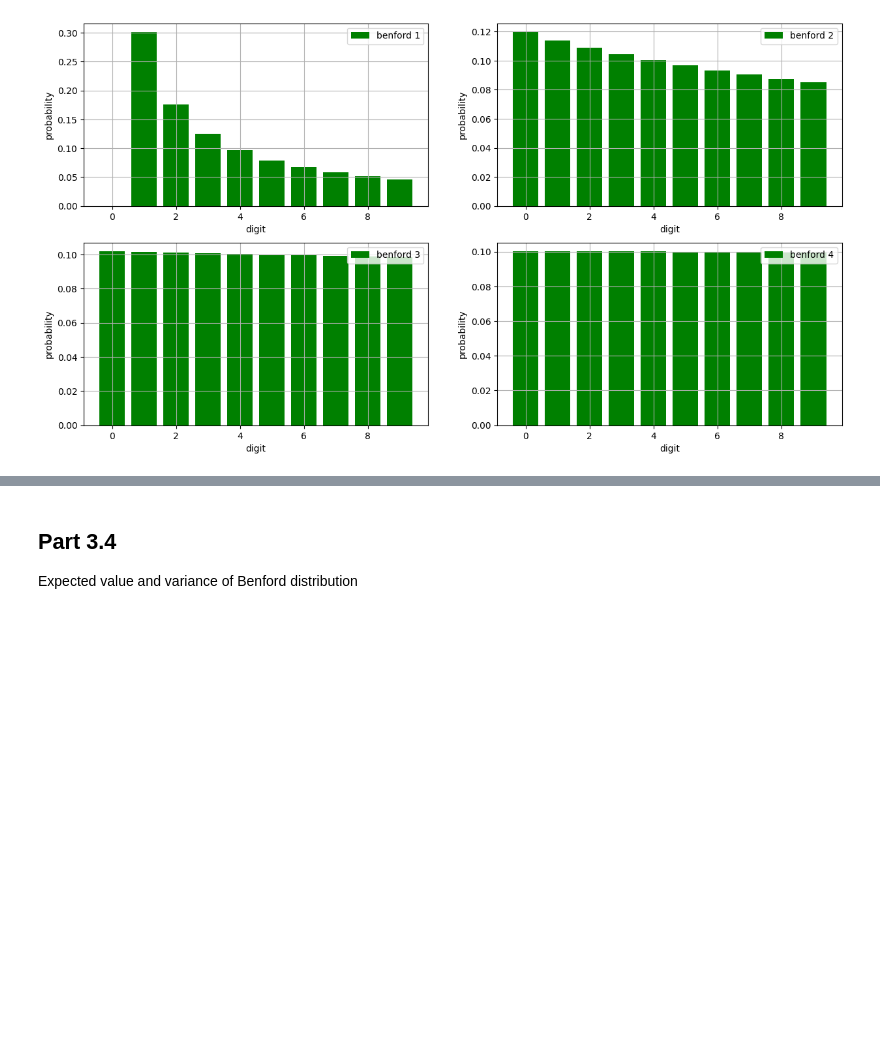
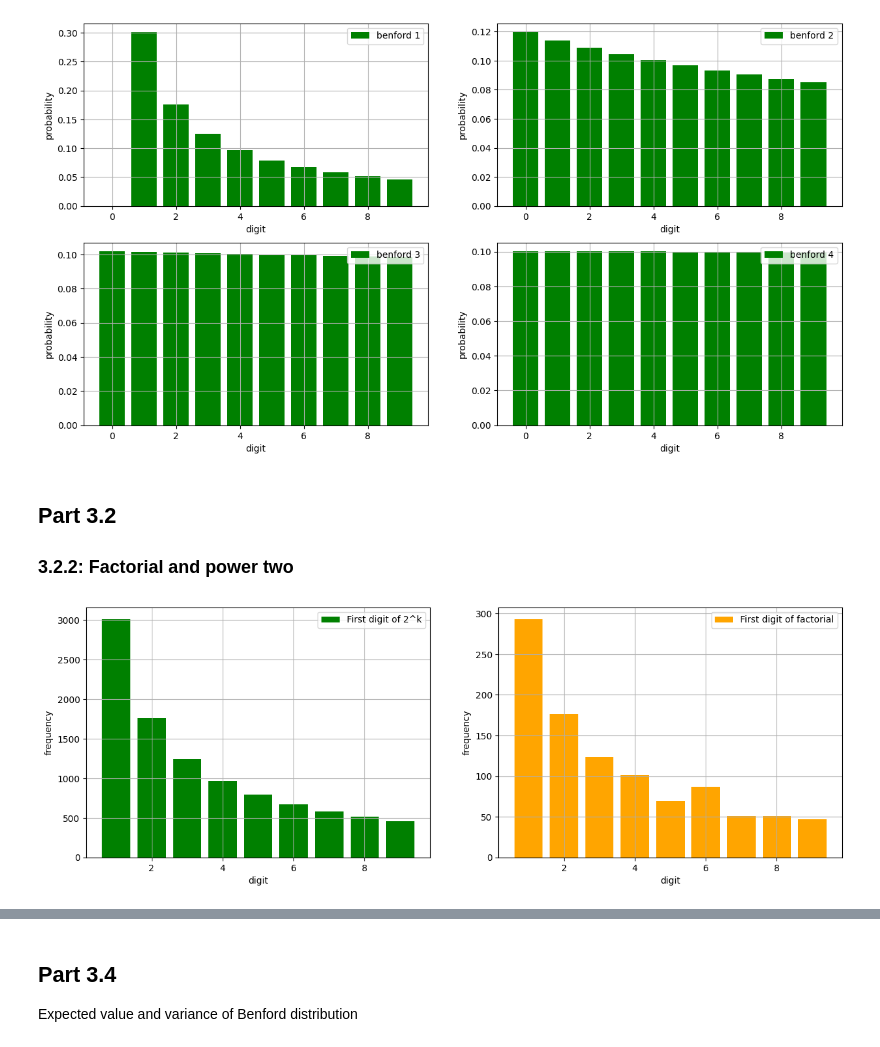
Before and after one commit to ILoveBacteria/probability-course-exercise, a Jupyter notebook: notebook.ipynb, the cells around one changed output, grey strips where cells are left out. Cells and saved outputs as stored; diff of their text form; code cells hidden in the pictures; blank space fills up the shorter version.

Commit message:
Add new parts of question 3

```diff
--- a/notebook.ipynb
+++ b/notebook.ipynb
@@ -153,3 +155,25 @@ for i, v in enumerate(ax.flatten()):
     v.grid(True)
 # %% [output]
 [figure]
+# %% [markdown]
+## Part 3.2
+
+### 3.2.2: Factorial and power two
+# %%
+def first_digit_frequency(arr: list) -> tuple:
+    first_digits = [int(str(i)[0]) for i in arr]
+    return np.unique(first_digits, return_counts=True)
+
+power_two = [2**i for i in range(1, 10_000)]
+factorial = [np.math.factorial(i) for i in range(1, 1000)]
+
+fig, ax = plt.subplots(1,2, figsize=(15, 5))
+ax[0].bar(*first_digit_frequency(power_two), label='First digit of 2^k', color='green')
+ax[1].bar(*first_digit_frequency(factorial), label='First digit of factorial', color='orange')
+for i in ax:
+    i.legend()
+    i.set_ylabel('frequency')
+    i.set_xlabel('digit')
+    i.grid(True)
+# %% [output]
+[figure, added]
```
Also changed, not shown: parts of 3 cells of this notebook.
